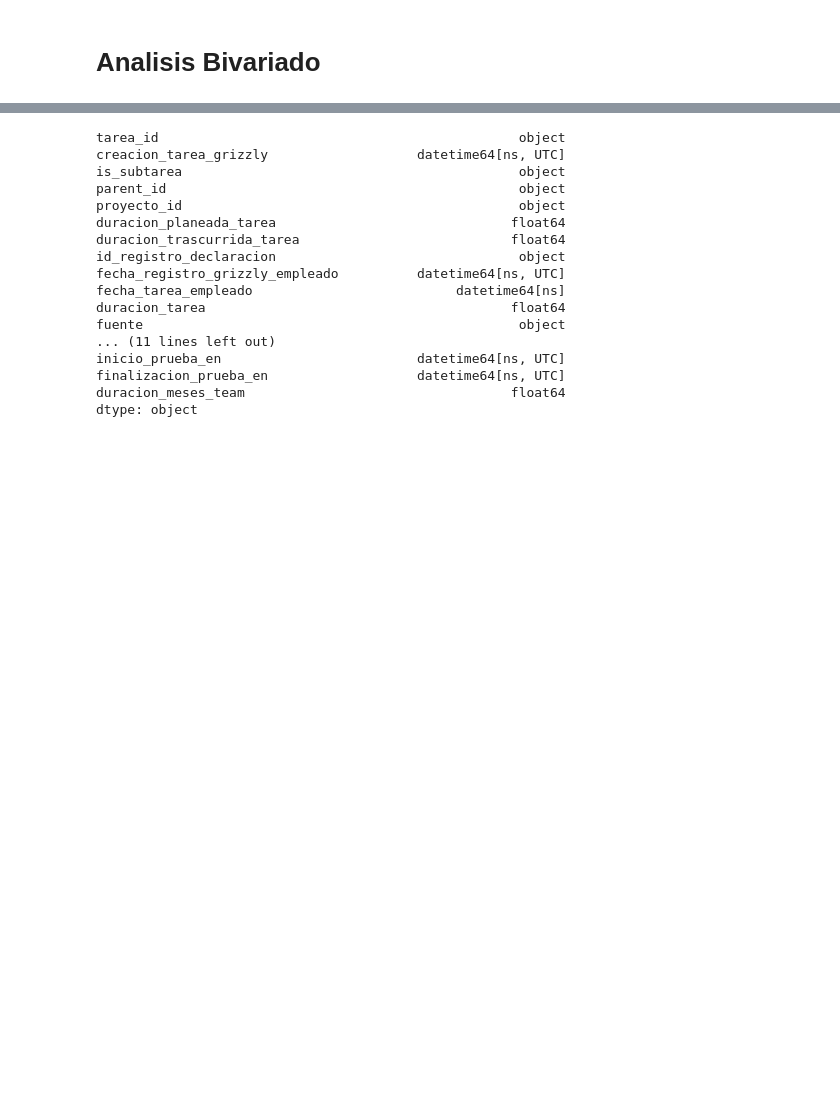
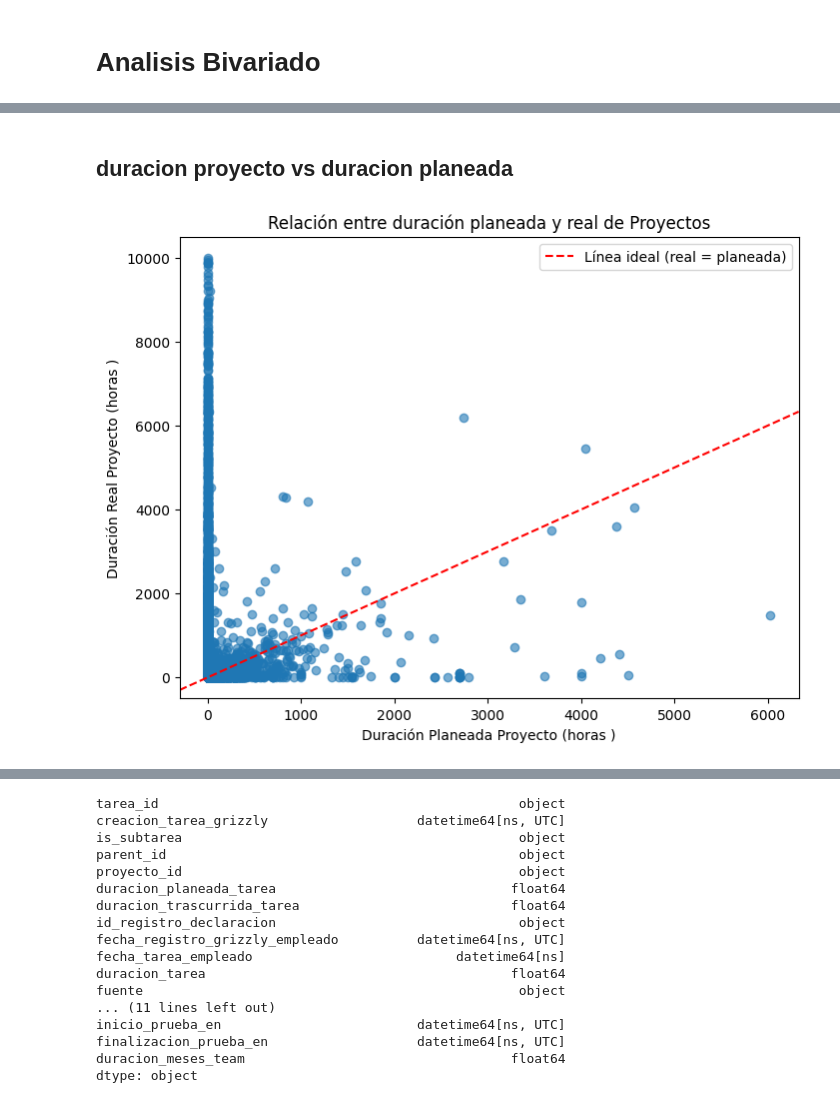
Before and after one commit to leodie1615/Proyecto-final-ciencia-datos, a Jupyter notebook: proyecto_final.ipynb, the cells around one changed output, grey strips where cells are left out. Cells and saved outputs as stored; diff of their text form; code cells hidden in the pictures; blank space fills up the shorter version.

```diff
--- a/proyecto_final.ipynb
+++ b/proyecto_final.ipynb
@@ -326,0 +352,2 @@ La mayoria de proyectos estan activos con cerca de un 70%. Lo que nos indica que
+# %% [markdown]
+## duracion proyecto vs duracion planeada
@@ -326,0 +360,16 @@ La mayoria de proyectos estan activos con cerca de un 70%. Lo que nos indica que
+# %%
+datos1=maestra_df.groupby(["proyecto_id"])[["duracion_total_planeada_projecto","duracion_real_total_projecto"]].mean()
+plt.figure(figsize=(8,6))
+plt.scatter(
+    datos1["duracion_total_planeada_projecto"],
+    datos1["duracion_real_total_projecto"],
+    alpha=0.6
+)
+plt.xlabel("Duración Planeada Proyecto (horas )")
+plt.ylabel("Duración Real Proyecto (horas )")
+plt.title("Relación entre duración planeada y real de Proyectos")
+plt.axline((0,0), slope=1, color='red', linestyle='--', label='Línea ideal (real = planeada)')
+plt.legend()
+plt.show()
+# %% [output]
+[figure, added]
```
Also changed, not shown: parts of 15 cells of this notebook, 1 other file.
